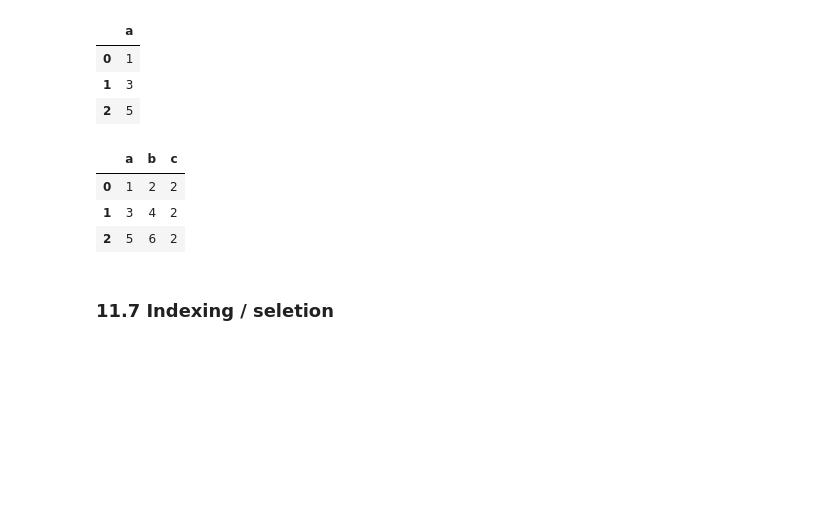
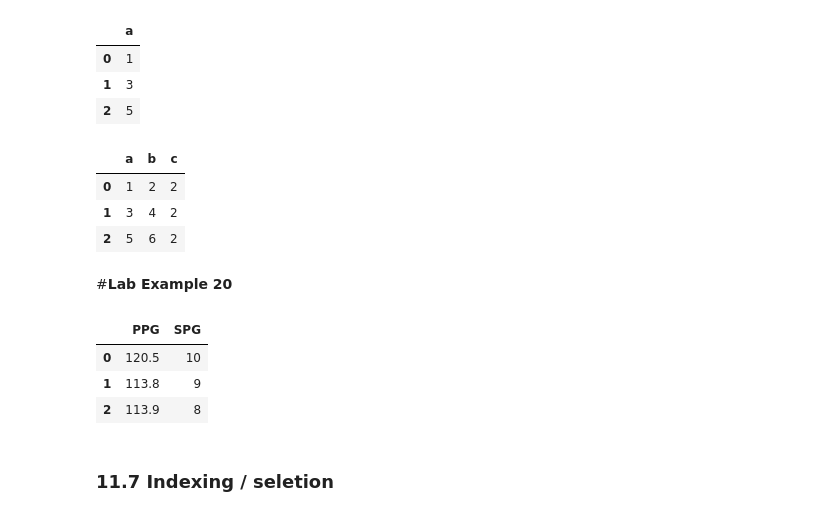
Before and after one commit to IAT-ExploringAI-2025/Week1-Intro-to-Python, a Jupyter notebook: introduction_to_python.ipynb, the cells around one changed output. Saved outputs shown, nothing was run; the diff lists cells and outputs as text; code cells hidden in the pictures; blank space fills up the shorter version.

```diff
--- a/introduction_to_python.ipynb
+++ b/introduction_to_python.ipynb
@@ -1447,6 +1579,19 @@ df
 | 0 | 1 | 2 | 2 |
 | 1 | 3 | 4 | 2 |
 | 2 | 5 | 6 | 2 |
+# %% [markdown]
+#**Lab Example 20**
+# %%
+#nbastat = pd.DataFrame({'NBA25': ['OKC','GSW','SAS'], 'Standing': ['1st', '7th', '13th'], 'PPG': [120.5, 113.8, 113.9]})
+n = pd.DataFrame([[1,120.5],[7,113.8],[13,113.9]], columns=['Standing','PPG']) # you can adress column by index
+n['SPG'] = [10,9,8]
+del n['Standing']
+n
+# %% [output]
+|  | PPG | SPG |
+| 0 | 120.5 | 10 |
+| 1 | 113.8 | 9 |
+| 2 | 113.9 | 8 |
 # %% [markdown]
 ### 11.7 Indexing / seletion
 # %% [markdown]
```
Also changed, not shown: parts of 24 cells of this notebook.
